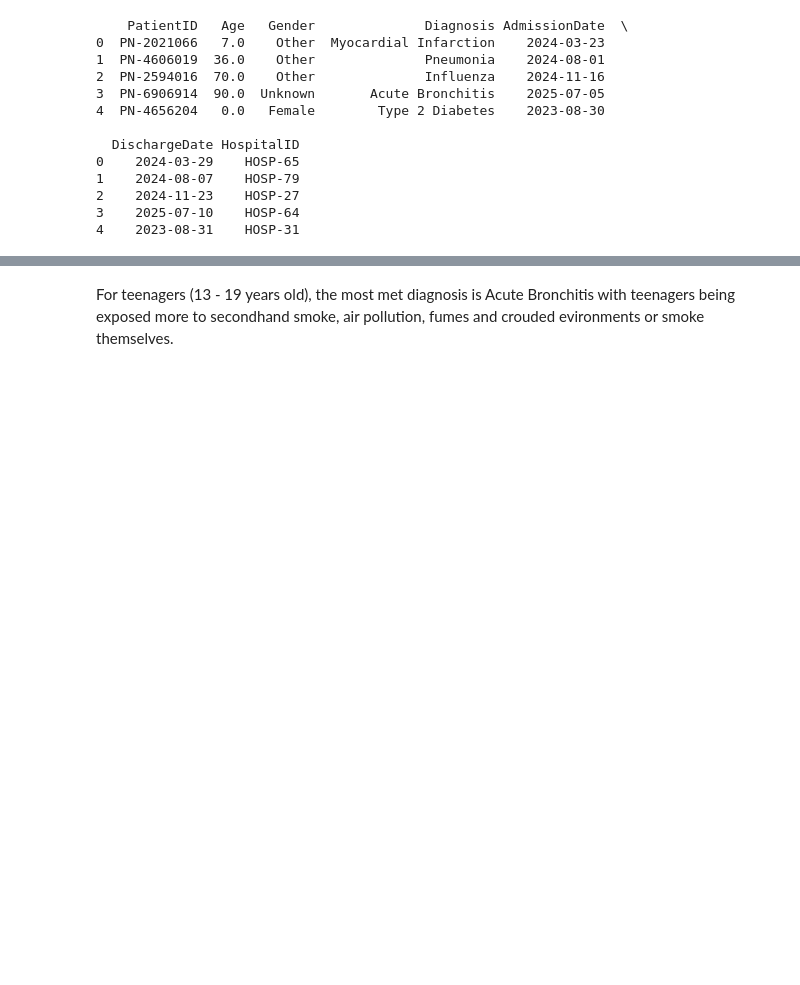
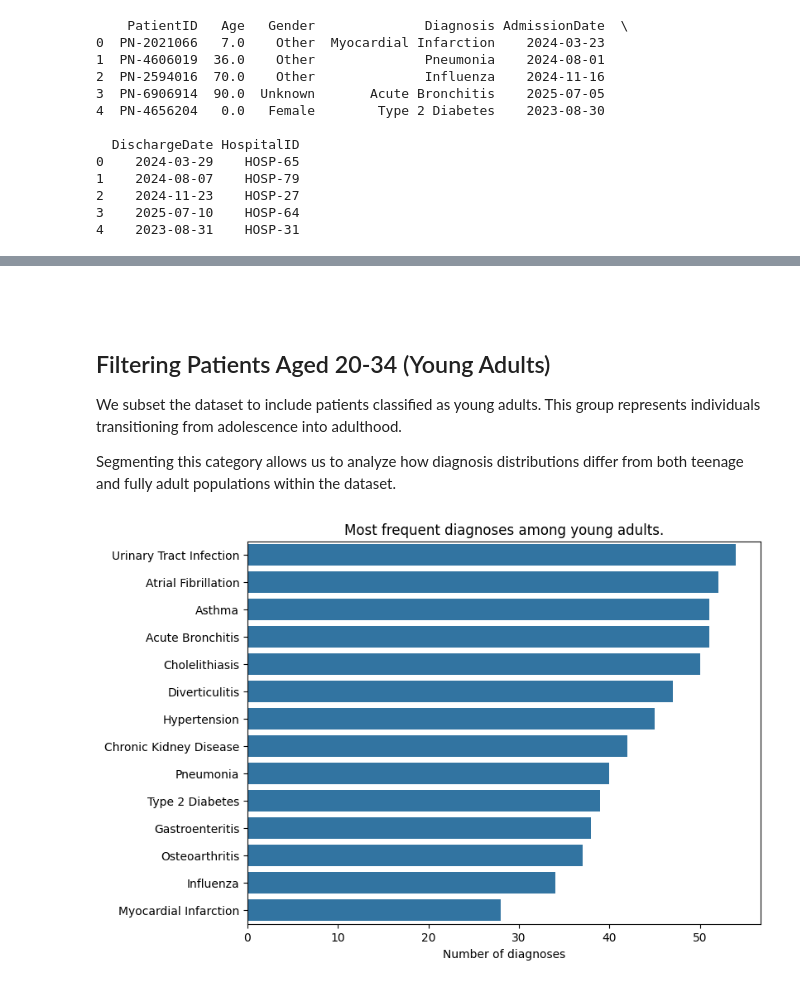
Before and after one commit to AndreiMemu/hospital-data-analysis, a Jupyter notebook: Hospital data anlalyzing.ipynb, the cells around one changed output, grey strips where cells are left out. Drawn from its saved outputs; the diff is of its cells as text; code cells hidden in the pictures; blank space fills up the shorter version.

```diff
--- a/Hospital data anlalyzing.ipynb
+++ b/Hospital data anlalyzing.ipynb
@@ -67,9 +179,23 @@ teenagers_diagnosis
+# %% [markdown]
+##
 # %% [markdown]
-For teenagers (13 - 19 years old), the most met diagnosis is Acute Bronchitis with teenagers being exposed more to secondhand smoke, air pollution, fumes and crouded evironments or smoke themselves.
+## Filtering Patients Aged 20-34 (Young Adults)
+
+We subset the dataset to include patients classified as young adults. This group represents individuals transitioning from adolescence into adulthood.
+
+Segmenting this category allows us to analyze how diagnosis distributions differ from both teenage and fully adult populations within the dataset.
 # %%
 df_young_adults = df[(df['Age'] >= 20) & (df['Age'] <= 34)]
 young_adults_diagnosis = df_young_adults.groupby('Diagnosis').agg(
     Common = ('Diagnosis', 'count')
 )
-young_adults_diagnosis = young_adults_diagnosis.sort_values(by='Common', ascending=False).reset_index()
-young_adults_diagnosis
+common_young_adults = young_adults_diagnosis.sort_values(by='Common', ascending=False).reset_index()
+common_young_adults
+fig, ax = fig, ax = plt.subplots(figsize = (8, 6))
+sns.barplot(data=common_young_adults, x = 'Common', y = 'Diagnosis', ax=ax)
+plt.title('Most frequent diagnoses among young adults.')
+plt.ylabel("")
+plt.xlabel("Number of diagnoses")
+plt.show()
+# %% [output]
+[figure, added]
```
Also changed, not shown: parts of 34 cells of this notebook.
